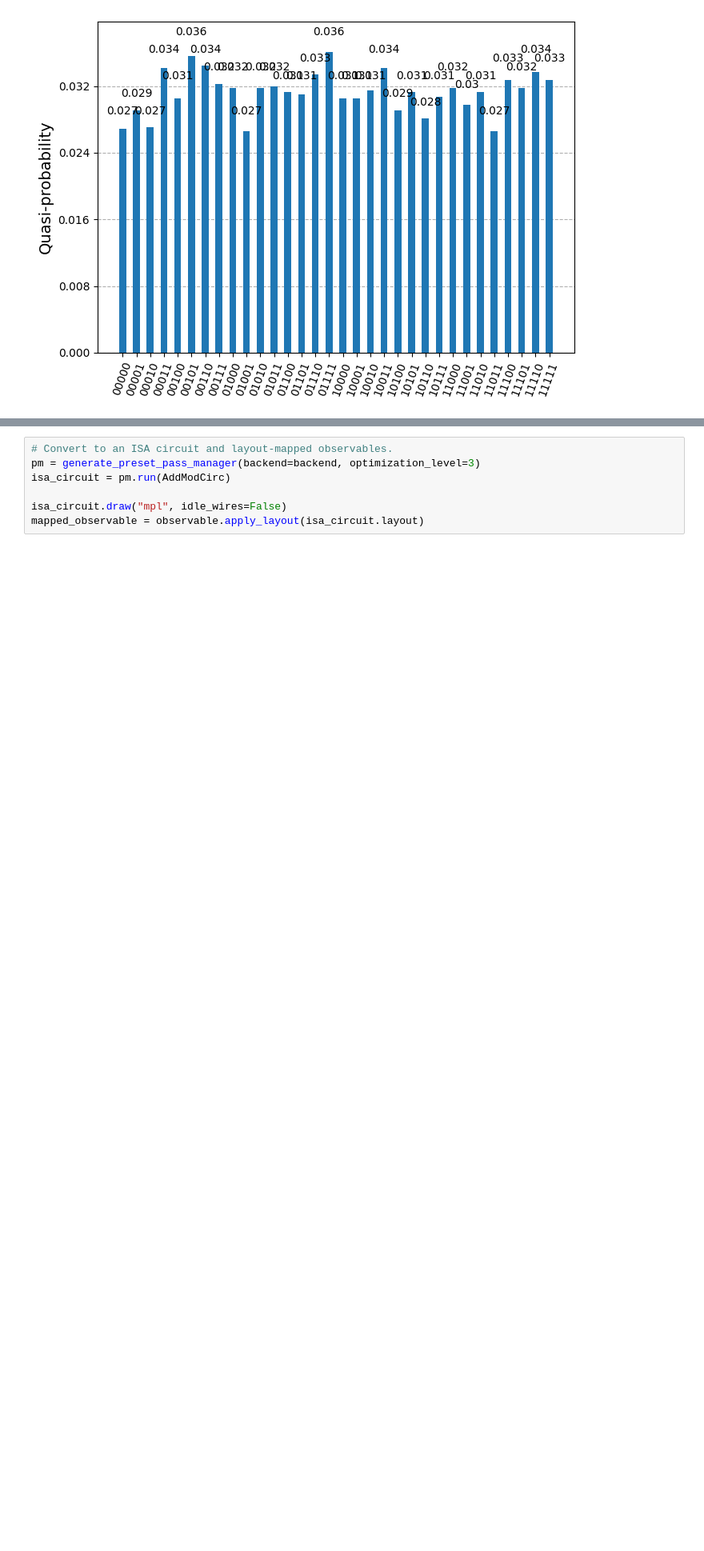
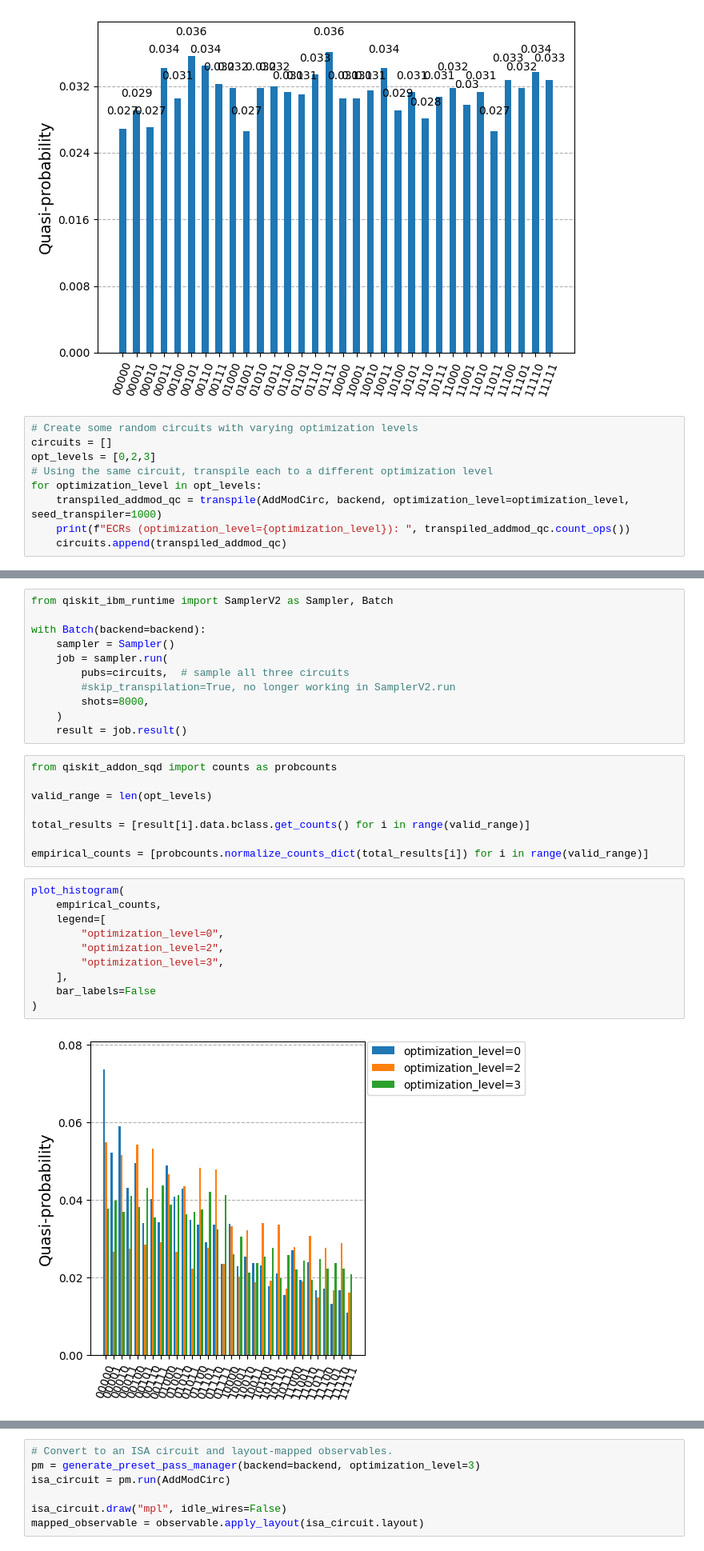
Before and after one commit to cesar-garza01/quantum-algorithms, a Jupyter notebook: Modular Addition Gate.ipynb, the cells around one changed output, grey strips where cells are left out. Shown at 80% size. Drawn from its saved outputs; the diff is of its cells as text; blank space fills up the shorter version.

```diff
--- a/Modular Addition Gate.ipynb
+++ b/Modular Addition Gate.ipynb
@@ -275,3 +272,12 @@ counts = pub_result.data.bclass.get_counts()
 plot_distribution(counts)
 # %% [output]
 [figure]
+# %%
+# Create some random circuits with varying optimization levels
+circuits = []
+opt_levels = [0,2,3]
+# Using the same circuit, transpile each to a different optimization level
+for optimization_level in opt_levels:
+    transpiled_addmod_qc = transpile(AddModCirc, backend, optimization_level=optimization_level, seed_transpiler=1000)
+    print(f"ECRs (optimization_level={optimization_level}): ", transpiled_addmod_qc.count_ops())
+    circuits.append(transpiled_addmod_qc)
@@ -278,3 +288,34 @@ plot_distribution(counts)
+# %%
+from qiskit_ibm_runtime import SamplerV2 as Sampler, Batch
+
+with Batch(backend=backend):
+    sampler = Sampler()
+    job = sampler.run(
+        pubs=circuits,  # sample all three circuits
+        #skip_transpilation=True, no longer working in SamplerV2.run
+        shots=8000,
+    )
+    result = job.result()
+# %%
+from qiskit_addon_sqd import counts as probcounts
+
+valid_range = len(opt_levels)
+
+total_results = [result[i].data.bclass.get_counts() for i in range(valid_range)]
+
+empirical_counts = [probcounts.normalize_counts_dict(total_results[i]) for i in range(valid_range)]
+# %%
+plot_histogram(
+    empirical_counts,
+    legend=[
+        "optimization_level=0",
+        "optimization_level=2",
+        "optimization_level=3",
+    ],
+    bar_labels=False
+)
+# %% [output]
+[figure, added]
 # %%
 # Create an Add Mod M gate with n = 4 bits
 n = 4
```
Also changed, not shown: parts of 16 cells of this notebook.
